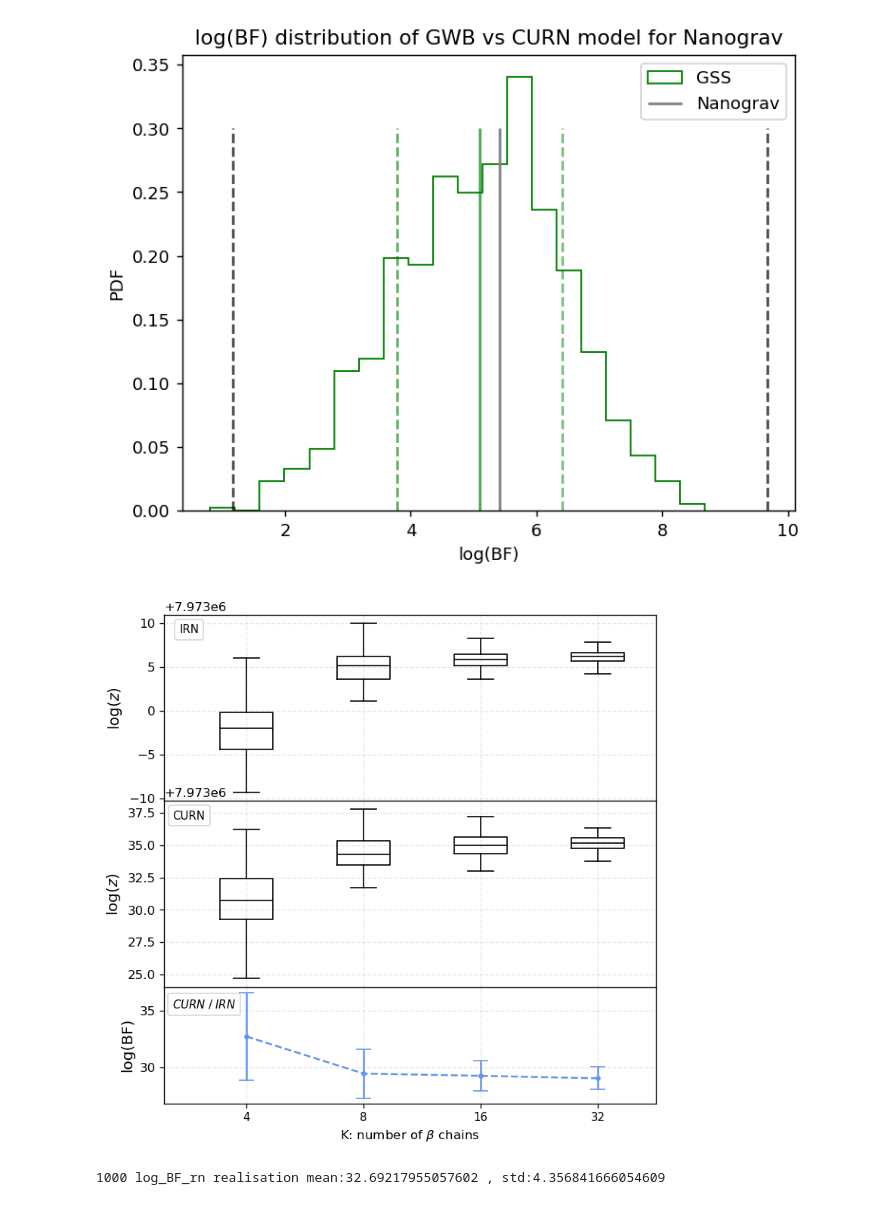
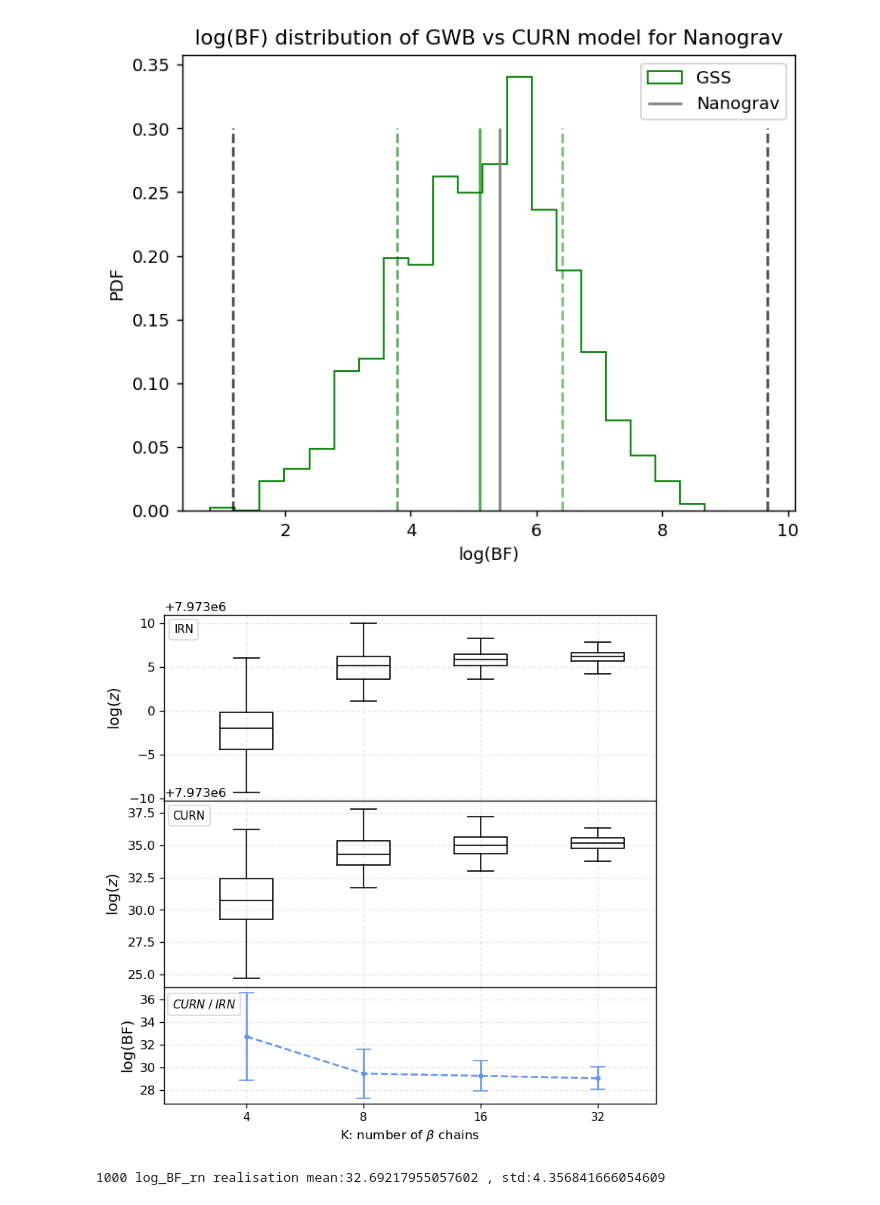
Before and after one commit to ApokryphaV1/GSS-estimator, a Jupyter notebook: Nanograv/gwb_analysis/scripts/gwp_plots.ipynb, the cells around one changed output. Cells and saved outputs as stored; diff of their text form; code cells hidden in the pictures.

Commit message:
added nanograv results and plots.

```diff
--- a/Nanograv/gwb_analysis/scripts/gwp_plots.ipynb
+++ b/Nanograv/gwb_analysis/scripts/gwp_plots.ipynb
@@ -152,7 +152,7 @@ ax0.plot([], [], color= irn_color, alpha=1, label='IRN')
 ax1.plot([], [], color= curn_color, alpha=1, label='CURN')
 
 #ax1.plot([], [],linestyle='dotted',color='black', alpha=0.5, label='mean 32T')
-ax0.legend(prop={'size': 9}, handletextpad=0, handlelength=0, loc='center', bbox_to_anchor=(0.05, 0.92))
+ax0.legend(prop={'size': 9}, handletextpad=0, handlelength=0, loc='center', bbox_to_anchor=(0.04, 0.92))
 ax1.legend(prop={'size': 9}, handletextpad=0, handlelength=0, loc='center', bbox_to_anchor=(0.05, 0.92))
 
 ax0.set_ylabel(r'log($z$)', fontsize=12)
@@ -160,35 +160,35 @@ ax1.set_ylabel(r'log($z$)', fontsize=12)
 
 ax0.sharex(ax1)
 
 # Plot mean difference in the second subplot
 ax2.errorbar([1,2,3,4], mean_diff,yerr=std_diff,color=bf_color,marker='o',capsize=6,solid_capstyle='round',ls = 'none', markersize=3)
 ax2.plot([1,2,3,4], mean_diff,'--',color= bf_color, alpha=1,label=r'${CURN\;/\;IRN}$')
 
 ax2.set_ylabel(r'log($BF)$', fontsize=15)
 
 ax0.grid(True, linestyle='--', alpha=0.3)
 ax1.grid(True, linestyle='--', alpha=0.3)
 ax2.grid(True, linestyle='--', alpha=0.3)
 ax2.set_xticks([1, 2, 3 , 4])
 #ax2.set_yticks([0,mean_diff[-1],10])
 
 ax2.set_xticklabels(['4','8', '16', '32'])
 ax2.legend(prop={'size': 9}, handletextpad=0, handlelength=0, loc='center', bbox_to_anchor=(0.08, 0.85))
-
+ax2.set_yticks([28, 30,32,34,36])
 
 ax2.set_xlabel(r'K: number of $\beta$ chains ')
 ax2.set_ylabel(r'log(BF)', fontsize=12)
 
 ax2.set_xticklabels(['4','8', '16', '32'])
 
 #plt.legend(handlelength=0, frameon=False)
 plt.xlim(xmin=0.3,xmax=4.5)
 plt.xticks(fontsize=9)
 plt.savefig("nanograv.pdf", format="pdf", dpi=200,bbox_inches="tight")
 
 plt.show()
 # %% [output]
-[figure, old version]
+[figure, new version]
 # %%
 N = 1000
 
```
Also changed, not shown: 1 other file.
